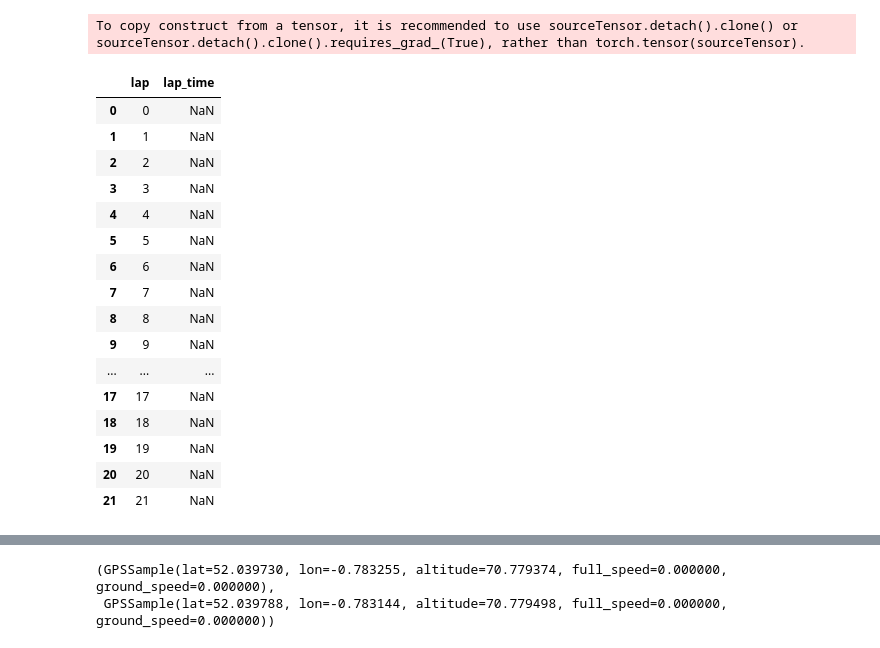
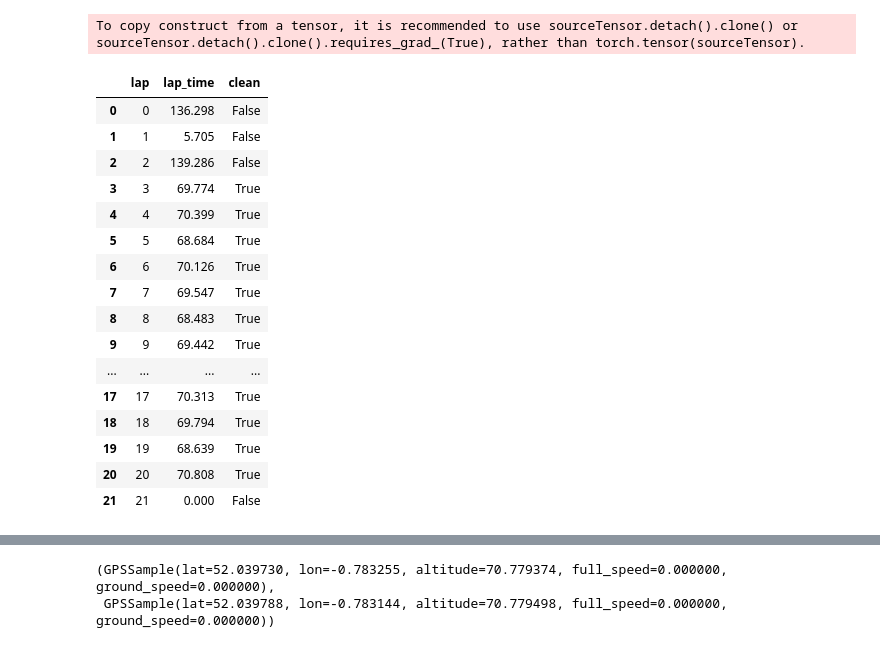
Before and after one commit to eenndan/pacer-fork-archive, a Jupyter notebook: notebooks/interpolation.ipynb, the cells around one changed output, grey strips where cells are left out. Saved outputs shown, nothing was run; the diff lists cells and outputs as text; code cells hidden in the pictures.

```diff
--- a/notebooks/interpolation.ipynb
+++ b/notebooks/interpolation.ipynb
@@ -102,7 +102,8 @@ di = np.round(
         ]
     )
 )
-di = torch.Tensor(np.concatenate([[1], di]))
+# clamp zero-distance steps so the loss never divides by zero (was -> NaN)
+di = torch.Tensor(np.concatenate([[1], np.maximum(di, 1)]))
 
 assert ceil.shape == floor.shape == di.shape
 
@@ -111,7 +112,7 @@ def loss(x):
     assert x.shape == di.shape, f"Expected {di.shape}, got {x.shape}"
 
     my_diffs = x[1:] - x[:-1]
-    my_diffs /= di[1:]
+    my_diffs = my_diffs / di[1:]
     spacing = ((my_diffs - my_diffs.mean()) ** 2).mean()
     constraints = (((floor - x).clip(min=0) + (x - ceil).clip(min=0)) ** 2).mean()
     return spacing + constraints
@@ -171,31 +180,41 @@ px.scatter(implied_frequency.detach().numpy(), title="Implied frequency from GPS
 # %%
 laps = Laps()
 laps.set_coordinate_system(cs)
 
 for (s, span), t in zip(samples, t1):
     laps.add_point(s, t)
 
-s = laps.pick_random_start()
-laps.sectors.start_line = s
+laps.sectors.start_line = laps.pick_random_start()
 laps.update()
 
-pd.DataFrame([dict(lap=i, lap_time=laps.lap_time(i)) for i in range(laps.laps_count())])
+_lt = np.array([laps.lap_time(i) for i in range(laps.laps_count())])
+_med = np.median(_lt[_lt > 1])
+pd.DataFrame(
+    [
+        dict(
+            lap=i,
+            lap_time=round(float(laps.lap_time(i)), 3),
+            clean=bool(0.7 * _med < laps.lap_time(i) < 1.3 * _med),
+        )
+        for i in range(laps.laps_count())
+    ]
+)
 # %% [output]
-|  | lap | lap_time |
-| 0 | 0 | NaN |
-| 1 | 1 | NaN |
-| 2 | 2 | NaN |
-| 3 | 3 | NaN |
-| 4 | 4 | NaN |
-| 5 | 5 | NaN |
-| 6 | 6 | NaN |
-| 7 | 7 | NaN |
-| 8 | 8 | NaN |
-| 9 | 9 | NaN |
-| ... | ... | ... |
-| 17 | 17 | NaN |
-| 18 | 18 | NaN |
-| 19 | 19 | NaN |
-| 20 | 20 | NaN |
-| 21 | 21 | NaN |
+|  | lap | lap_time | clean |
+| 0 | 0 | 136.298 | False |
+| 1 | 1 | 5.705 | False |
+| 2 | 2 | 139.286 | False |
+| 3 | 3 | 69.774 | True |
+| 4 | 4 | 70.399 | True |
+| 5 | 5 | 68.684 | True |
+| 6 | 6 | 70.126 | True |
+| 7 | 7 | 69.547 | True |
+| 8 | 8 | 68.483 | True |
+| 9 | 9 | 69.442 | True |
+| ... | ... | ... | ... |
+| 17 | 17 | 70.313 | True |
+| 18 | 18 | 69.794 | True |
+| 19 | 19 | 68.639 | True |
+| 20 | 20 | 70.808 | True |
+| 21 | 21 | 0.000 | False |
 # %%
```
Also changed, not shown: parts of 22 cells of this notebook.
